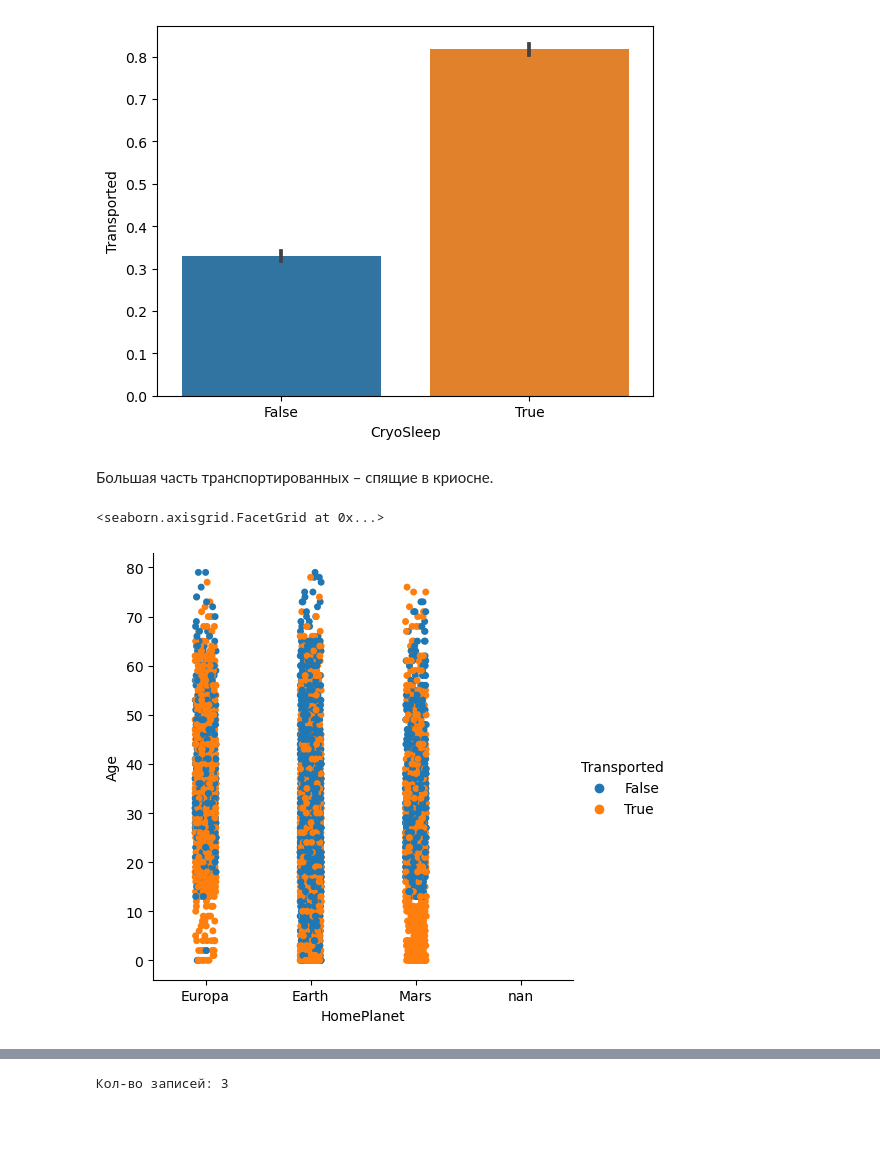
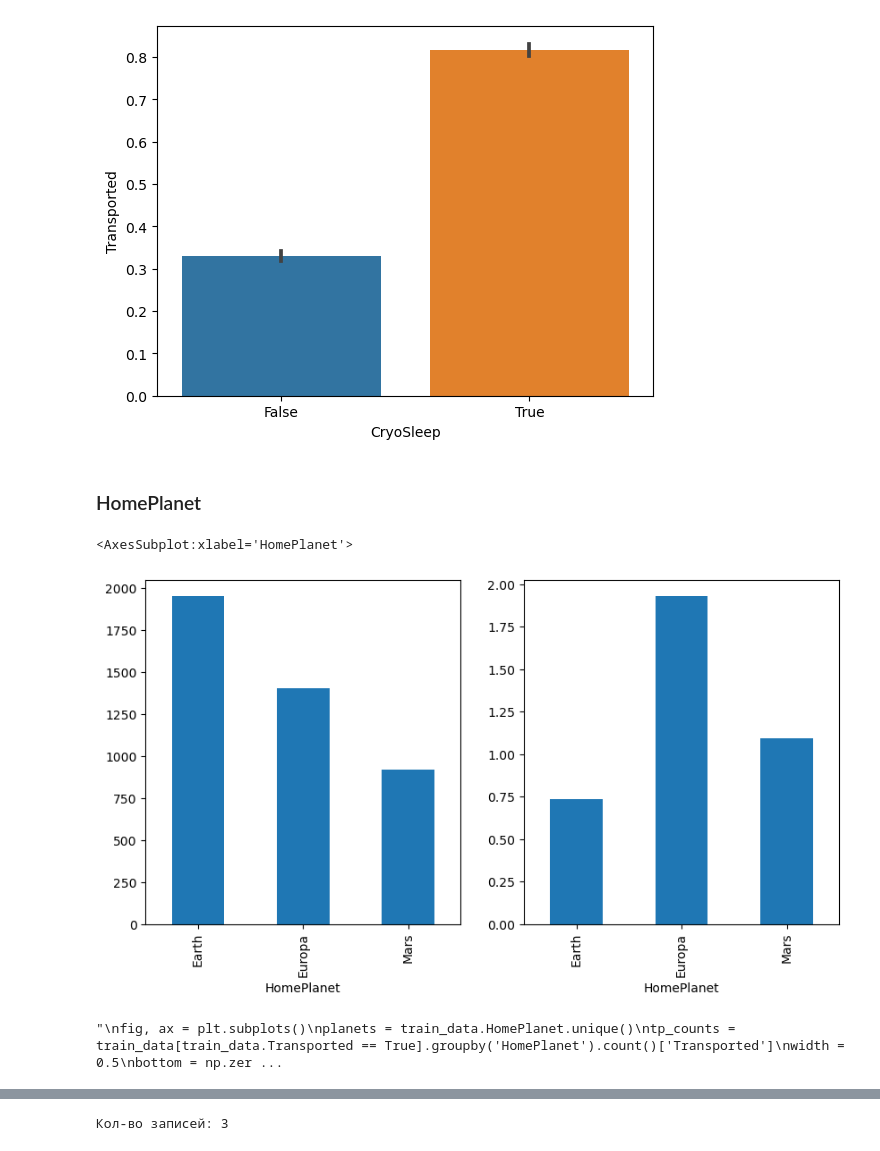
Before and after one commit to siznuumy/StudyProjects, a Jupyter notebook: spaceship-titanic-practice.ipynb, the cells around one changed output, grey strips where cells are left out. Drawn from its saved outputs; the diff is of its cells as text; code cells hidden in the pictures; blank space fills up the shorter version.

```diff
--- a/spaceship-titanic-practice.ipynb
+++ b/spaceship-titanic-practice.ipynb
@@ -225,10 +232,31 @@ print('Спящие и траспортированные: {0}, неспящие
 # %% [output]
 Спящие и траспортированные: 2483, неспящие и нетранспортированные: 3650
 [figure]
-# %% [markdown]
-Большая часть транспортированных – спящие в криосне.
-# %%
-sns.catplot(data=train_data, x='HomePlanet', y='Age', hue='Transported')
-# %% [output]
-<seaborn.axisgrid.FacetGrid at 0x...>
-[figure, removed]
+# %% [markdown]
+### HomePlanet
+# %%
+fig, ax = plt.subplots(1, 2, figsize=(10, 5))
+train_data[train_data.Transported == True].groupby('HomePlanet').Transported.count().plot(kind='bar', ax=ax[0])
+
+planets_transported_count = train_data[train_data.Transported == True].groupby('HomePlanet').Transported.count()
+planets_not_transported_count = train_data[train_data.Transported == False].groupby('HomePlanet').Transported.count()
+(planets_transported_count / planets_not_transported_count).plot(kind='bar', ax=ax[1], label='ttt')
+# %% [output]
+<AxesSubplot:xlabel='HomePlanet'>
+[figure, added]
+# %%
+'''
+fig, ax = plt.subplots()
+planets = train_data.HomePlanet.unique()
+tp_counts = train_data[train_data.Transported == True].groupby('HomePlanet').count()['Transported']
+width = 0.5
+bottom = np.zeros(3)
+
+for tp, tp_count in tp_counts.items():
+    p = ax.bar(planets, tp_count, width, label=tp, bottom=bottom)
+    bottom += tp_count
+
+    ax.bar_label(p, label_type='center')
+'''
+# %% [output]
+"\nfig, ax = plt.subplots()\nplanets = train_data.HomePlanet.unique()\ntp_counts = train_data[train_data.Transported == True].groupby('HomePlanet').count()['Transported']\nwidth = 0.5\nbottom = np.zer ...
```
Also changed, not shown: parts of 26 cells of this notebook.
